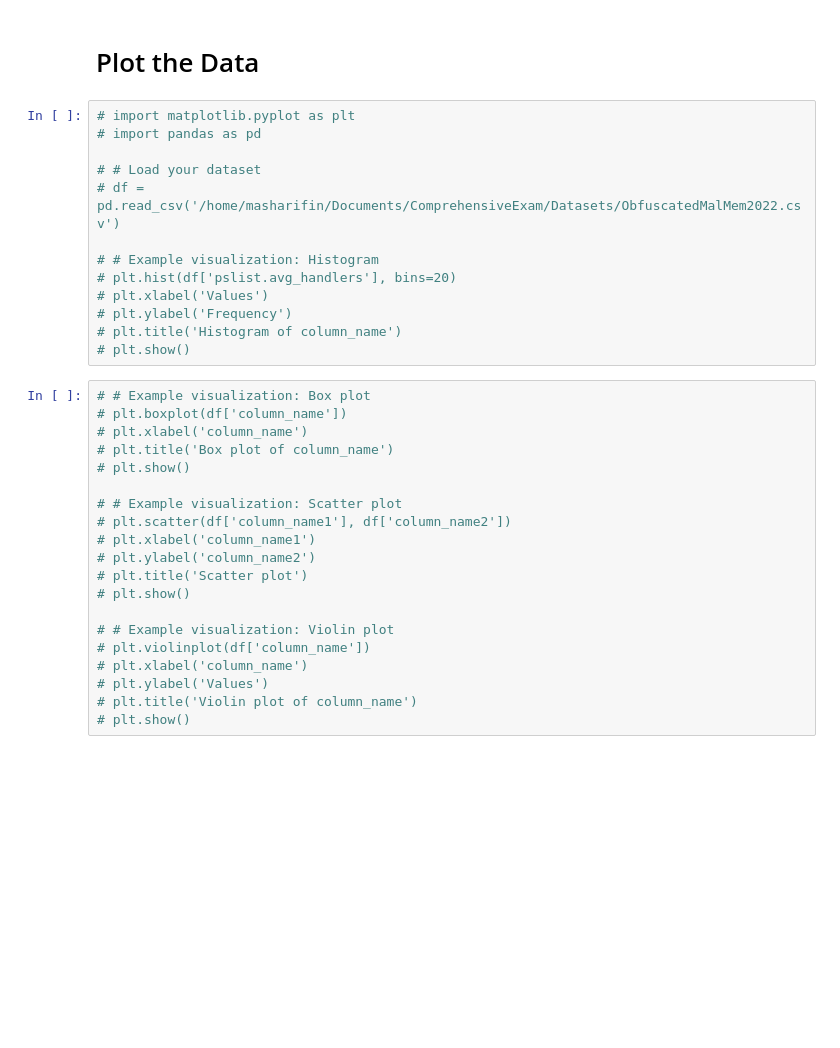
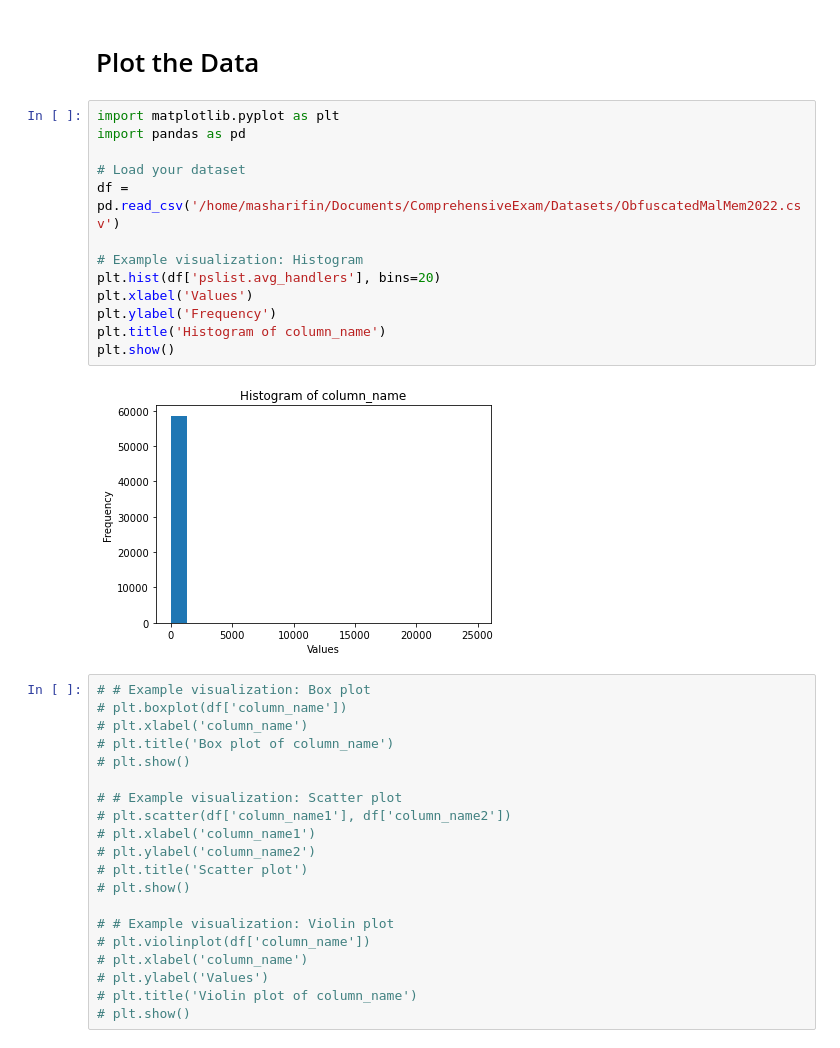
Before and after one commit to arifinmash/comprehensiveartifacts, a Jupyter notebook: CIC-Model.ipynb, the cells around one changed output. Drawn from its saved outputs; the diff is of its cells as text; blank space fills up the shorter version.

```diff
--- a/CIC-Model.ipynb
+++ b/CIC-Model.ipynb
@@ -99,18 +84,20 @@ df.head()
 # %% [markdown]
 # Plot the Data
 # %%
-# import matplotlib.pyplot as plt
-# import pandas as pd
+import matplotlib.pyplot as plt
+import pandas as pd
 
-# # Load your dataset
-# df = pd.read_csv('/home/masharifin/Documents/ComprehensiveExam/Datasets/ObfuscatedMalMem2022.csv')
+# Load your dataset
+df = pd.read_csv('/home/masharifin/Documents/ComprehensiveExam/Datasets/ObfuscatedMalMem2022.csv')
 
-# # Example visualization: Histogram
-# plt.hist(df['pslist.avg_handlers'], bins=20)
-# plt.xlabel('Values')
-# plt.ylabel('Frequency')
-# plt.title('Histogram of column_name')
-# plt.show()
+# Example visualization: Histogram
+plt.hist(df['pslist.avg_handlers'], bins=20)
+plt.xlabel('Values')
+plt.ylabel('Frequency')
+plt.title('Histogram of column_name')
+plt.show()
+# %% [output]
+[figure, added]
 # %%
 # # Example visualization: Box plot
 # plt.boxplot(df['column_name'])
```
Also changed, not shown: parts of 50 cells of this notebook, 6 other files.
